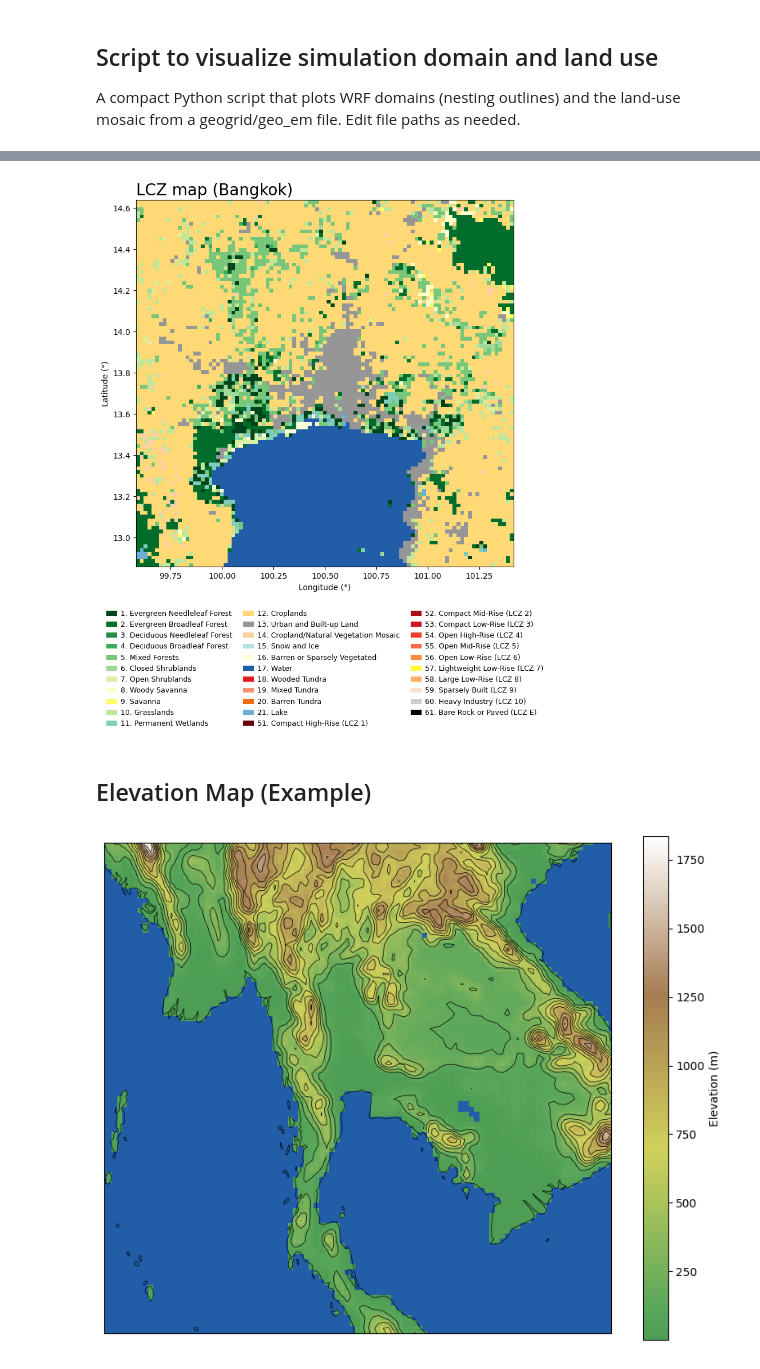
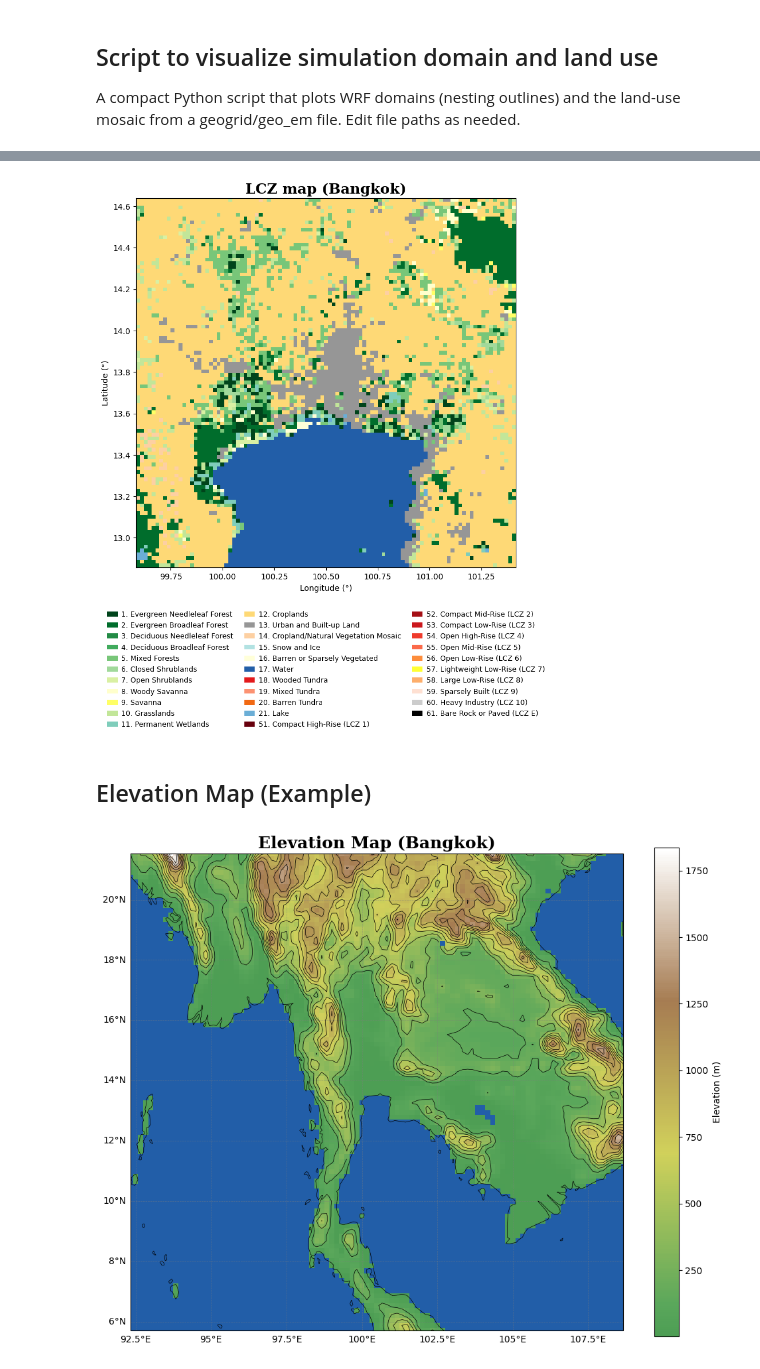
Before and after one commit to AtmosSciTools/WRF_tools, a Jupyter notebook: notebooks/visualization/10_domain_overview.ipynb, the cells around one changed output, grey strips where cells are left out. Cells and saved outputs as stored; diff of their text form; code cells hidden in the pictures.

Commit message:
add grid label and change fount

```diff
--- a/notebooks/visualization/10_domain_overview.ipynb
+++ b/notebooks/visualization/10_domain_overview.ipynb
@@ -361,7 +368,7 @@ patches = [Patch(facecolor=color, edgecolor="none", label=label)
 fig, ax = plt.subplots(figsize=(12, 10))
 pcm = ax.pcolormesh(lon, lat, lu_index, cmap=cmap, norm=norm, shading="auto")
 
-ax.set_title(f"LCZ map ({domain_id})", fontsize=20, loc="left")
+ax.set_title(f"LCZ map ({domain_id})", fontsize=18, fontweight="bold", fontfamily="serif")
 ax.set_xlabel("Longitude (°)")
 ax.set_ylabel("Latitude (°)")
 ax.set_aspect("equal", adjustable="box")  # Preserve aspect ratio
@@ -384,7 +391,7 @@ plt.show()
 
 ds.close()
 # %% [output]
-[figure, old version]
+[figure, new version]
 # %% [markdown]
 ## Elevation Map (Example)
 # %%
@@ -419,31 +426,45 @@ def hillshade(elev, azimuth=315, altitude=45):
     aspect = np.arctan2(-dx, dy)
     shaded = np.sin(alt) * np.sin(slope) + np.cos(alt) * np.cos(slope) * np.cos(az - aspect)
     return (shaded - shaded.min()) / (shaded.max() - shaded.min())
 
 hs = hillshade(hgt_masked)
 
 fig, ax = plt.subplots(figsize=(10, 8), subplot_kw={'projection': ccrs.PlateCarree()})
 ax.add_feature(cfeature.COASTLINE, linewidth=0.5)
 
+# Add gridlines
+gl = ax.gridlines(draw_labels=True, linewidth=0.5, color="gray", alpha=0.5, linestyle="--")
+gl.top_labels = False
+gl.right_labels = False
+gl.xlabel_style = {"size": 10}
+gl.ylabel_style = {"size": 10}
+
 # Create a custom colormap for land
 colors = [
     "#1b7837",  # Dark green (lowlands)
     "#5aa75b",  # Green
     "#d1d15b",  # Yellow (grasslands/bare ground)
     "#a67c52",  # Brown (mountain slopes)
     "#ffffff",  # White (snow-capped peaks)
 ]
 elev_cmap = LinearSegmentedColormap.from_list("elev_no_blue", colors, N=256)
 cmap = LinearSegmentedColormap.from_list('land_only', elev_cmap(np.linspace(0.2, 1, 256)))
 cmap.set_bad(color="#225ea8")
 
 # Plot masked topography
 pcm = ax.pcolormesh(lon, lat, hgt_masked, cmap=cmap, shading='auto', transform=ccrs.PlateCarree())
+ax.set_title(f"Elevation Map ({domain_id})", fontsize=18, fontweight="bold", fontfamily="serif")  # Updated title font
+ax.set_xlabel("Longitude (°)")
+ax.set_ylabel("Latitude (°)")
+ax.set_aspect("equal", adjustable="box")  # Preserve aspect ratio
+
 ax.imshow(hs, cmap='gray', origin='lower', extent=(lon.min(), lon.max(), lat.min(), lat.max()), transform=ccrs.PlateCarree(), alpha=0.4)
 ax.contour(lon, lat, hgt_masked, levels=12, colors='k', linewidths=0.5, transform=ccrs.PlateCarree())
+
 fig.colorbar(pcm, ax=ax, label='Elevation (m)')
 ax.set_extent([lon.min(), lon.max(), lat.min(), lat.max()], crs=ccrs.PlateCarree())
+plt.tight_layout()
 plt.show()
 ds.close()
 # %% [output]
-[figure, old version]
+[figure, new version]
```
Also changed, not shown: parts of 2 cells of this notebook.
